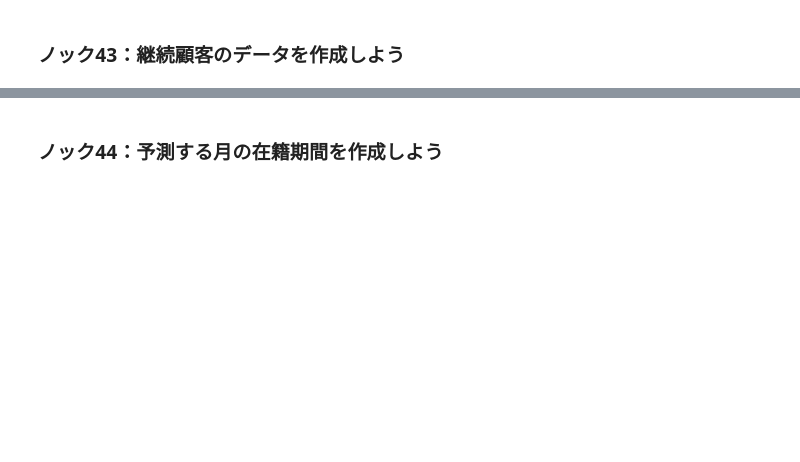
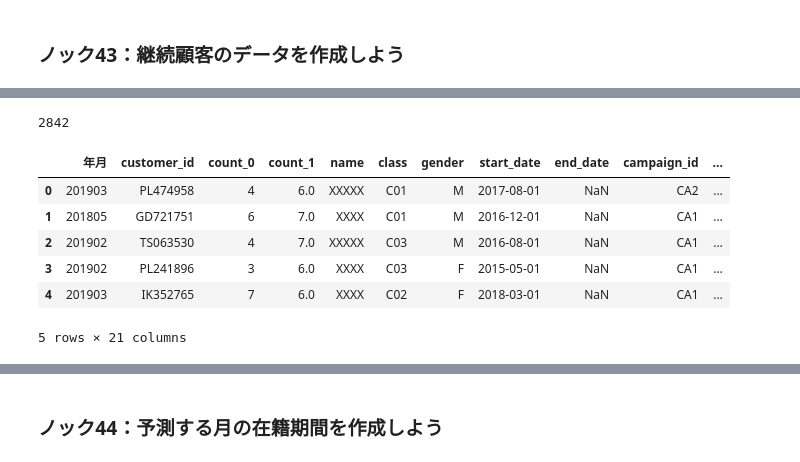
Before and after one commit to shinya-kurihara/python100, a Jupyter notebook: 5章_顧客の退会を予測する１０本ノック.ipynb, the cells around one changed output, grey strips where cells are left out. Saved outputs shown, nothing was run; the diff lists cells and outputs as text; code cells hidden in the pictures; blank space fills up the shorter version.

```diff
--- a/5章_顧客の退会を予測する１０本ノック.ipynb
+++ b/5章_顧客の退会を予測する１０本ノック.ipynb
@@ -39,0 +108,14 @@ See the caveats in the documentation: https://pandas.pydata.org/pandas-docs/stab
+# %%
+conti_uselog = conti_uselog.sample(frac=1).reset_index(drop=True)
+conti_uselog = conti_uselog.drop_duplicates(subset="customer_id")
+print(len(conti_uselog))
+conti_uselog.head()
+# %% [output]
+2842
+|  | 年月 | customer_id | count_0 | count_1 | name | class | gender | start_date | end_date | campaign_id | ... |
+| 0 | 201903 | PL474958 | 4 | 6.0 | XXXXX | C01 | M | 2017-08-01 | NaN | CA2 | ... |
+| 1 | 201805 | GD721751 | 6 | 7.0 | XXXX | C01 | M | 2016-12-01 | NaN | CA1 | ... |
+| 2 | 201902 | TS063530 | 4 | 7.0 | XXXXX | C03 | M | 2016-08-01 | NaN | CA1 | ... |
+| 3 | 201902 | PL241896 | 3 | 6.0 | XXXX | C03 | F | 2015-05-01 | NaN | CA1 | ... |
+| 4 | 201903 | IK352765 | 7 | 6.0 | XXXX | C02 | F | 2018-03-01 | NaN | CA1 | ... |
+5 rows × 21 columns
```
Also changed, not shown: parts of 19 cells of this notebook.
